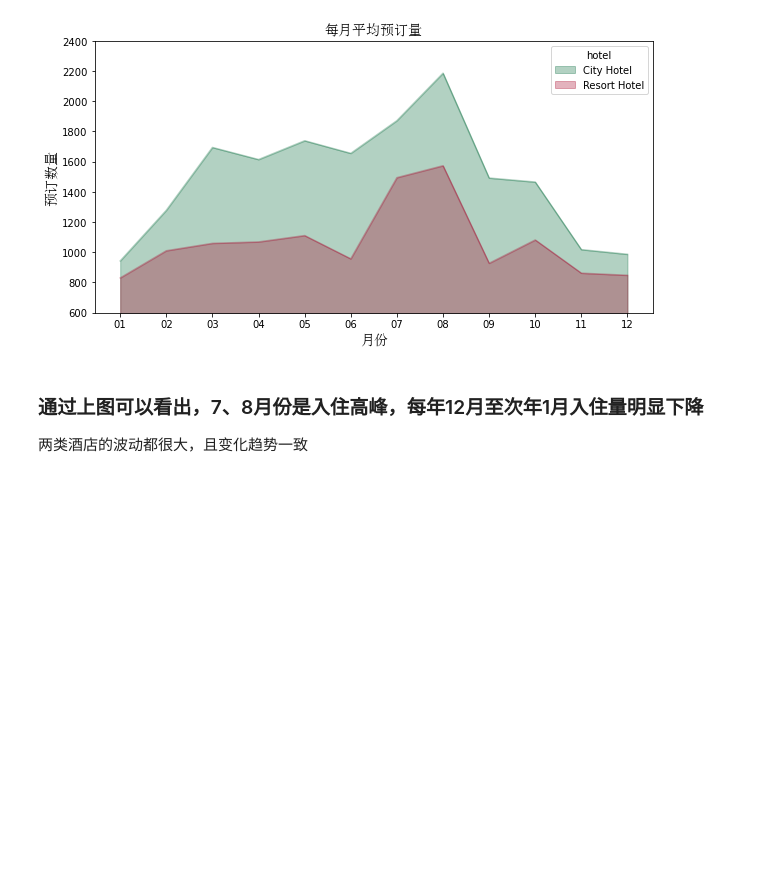
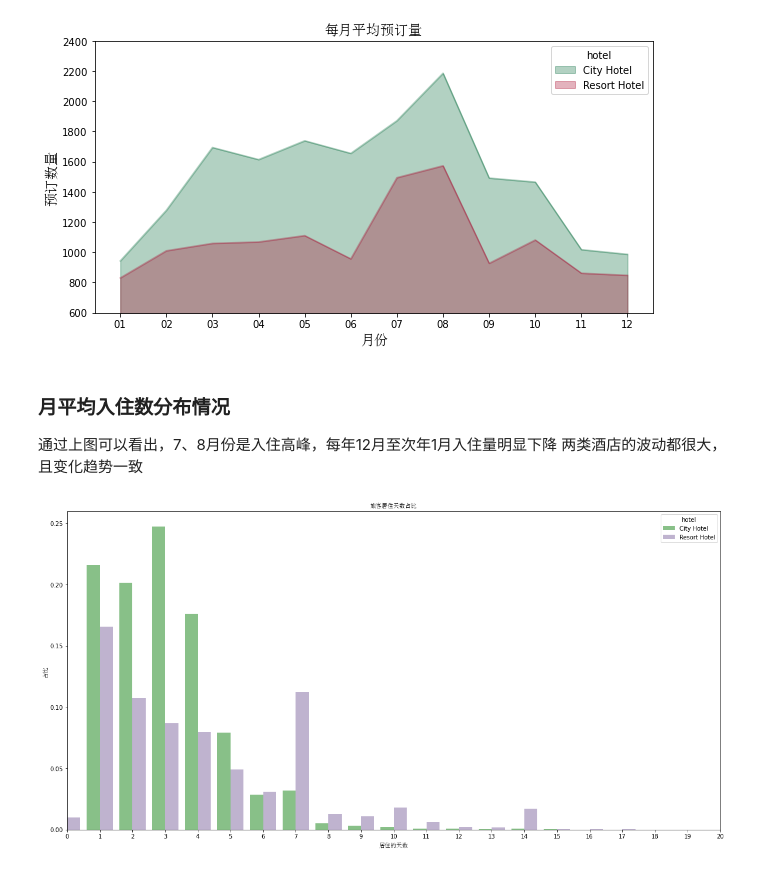
Before and after one commit to wym123/bi_project, a Jupyter notebook: project/酒店数据分析.ipynb, the cells around one changed output. Drawn from its saved outputs; the diff is of its cells as text; code cells hidden in the pictures; blank space fills up the shorter version.

```diff
--- a/project/酒店数据分析.ipynb
+++ b/project/酒店数据分析.ipynb
@@ -330,5 +465,36 @@ plt.show()
 ['City Hotel', 'Resort Hotel']
 [figure]
 # %% [markdown]
-### 通过上图可以看出，7、8月份是入住高峰，每年12月至次年1月入住量明显下降
+### 月平均入住数分布情况
+通过上图可以看出，7、8月份是入住高峰，每年12月至次年1月入住量明显下降
 两类酒店的波动都很大，且变化趋势一致
+# %%
+# 分析住户入住天数分布情况
+# 1.首先确定顾客在酒店一共住了多少天，将stays_in_weekend_nights stays_in_week_nights这两列求和
+nocancel_data["total_nights"] = (nocancel_data["stays_in_weekend_nights"]
+                                 + nocancel_data["stays_in_week_nights"])
+
+# 2. 利用groupby将数据按照total_nights 和 hotel 进行分组,这里as_index很重要=false就是使用groupby的参数作为列名
+night_data = nocancel_data.groupby(["hotel","total_nights"],as_index=False).agg({"is_canceled":"count"})
+
+# 3. 拆分 cityhotel 和resort hotel的内容
+c_hotel_data = night_data.loc[night_data["hotel"]=="City Hotel"]
+r_hotel_data = night_data.loc[night_data["hotel"]=="Resort Hotel"]
+
+# 4.因为酒店预定量不同，所以进行占比计算
+c_hotel_data["numberofnight %"] = c_hotel_data["is_canceled"]/c_hotel_data["is_canceled"].sum()
+r_hotel_data["numberofnight %"] = r_hotel_data["is_canceled"]/c_hotel_data["is_canceled"].sum()
+
+# 5.将两类酒店的数据合并
+night_data = pd.concat([c_hotel_data,r_hotel_data])
+
+# 6.画图
+plt.figure(figsize=(20,10))
+sns.barplot(x="total_nights",y="numberofnight %",hue="hotel",data=night_data,palette="Accent")# palette配色
+plt.xlim(0,20)
+plt.xlabel("居住的天数",fontproperties=my_font)
+plt.ylabel("占比",fontproperties=my_font)
+plt.title("旅客居住天数占比",fontproperties=my_font)
+plt.show()
+# %% [output]
+[figure, added]
```
Also changed, not shown: parts of 21 cells of this notebook.
